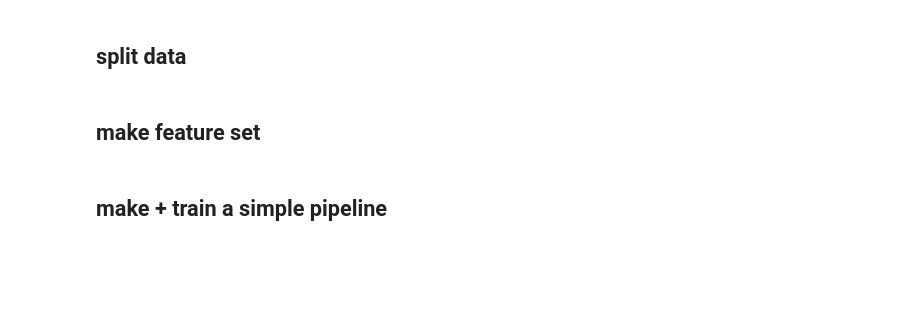
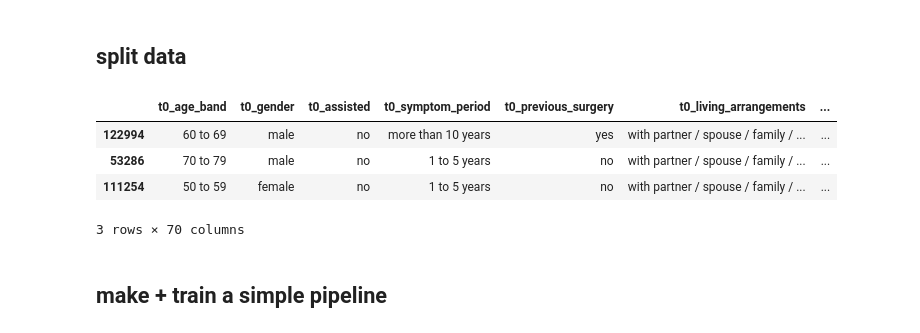
Before and after one commit to laurencefrank/NHS-PROMs, a Jupyter notebook: notebooks/Cleansed_BV.ipynb, the cells around one changed output. Drawn from its saved outputs; the diff is of its cells as text; code cells hidden in the pictures; blank space fills up the shorter version.

```diff
--- a/notebooks/Cleansed_BV.ipynb
+++ b/notebooks/Cleansed_BV.ipynb
@@ -83,12 +161,13 @@ df_hip_clean.sample(3)
 ## split data
 # %%
 # split train + test set
-# df_knee_seen = df_knee_clean.query("t0_year != '2019/20'")
-# df_knee_unseen = df_knee_clean.query("t0_year == '2019/20'")
-
-df_hip = df_hip_clean.query("t0_year != '2019/20'")
-df_hip_unseen = df_hip_clean.query("t0_year == '2019/20'")
+df_hip = df_hip_clean.query("t0_year != '2019/20'").drop(columns="t0_year")
+df_hip_unseen = df_hip_clean.query("t0_year == '2019/20'").drop(columns="t0_year")
 
 df_hip.sample(3)
+# %% [output]
+|  | t0_age_band | t0_gender | t0_assisted | t0_symptom_period | t0_previous_surgery | t0_living_arrangements | ... |
+| 122994 | 60 to 69 | male | no | more than 10 years | yes | with partner / spouse / family / ... | ... |
+| 53286 | 70 to 79 | male | no | 1 to 5 years | no | with partner / spouse / family / ... | ... |
+| 111254 | 50 to 59 | female | no | 1 to 5 years | no | with partner / spouse / family / ... | ... |
+3 rows × 70 columns
-# %% [markdown]
-## make feature set
```
Also changed, not shown: parts of 23 cells of this notebook, 1 other file.
